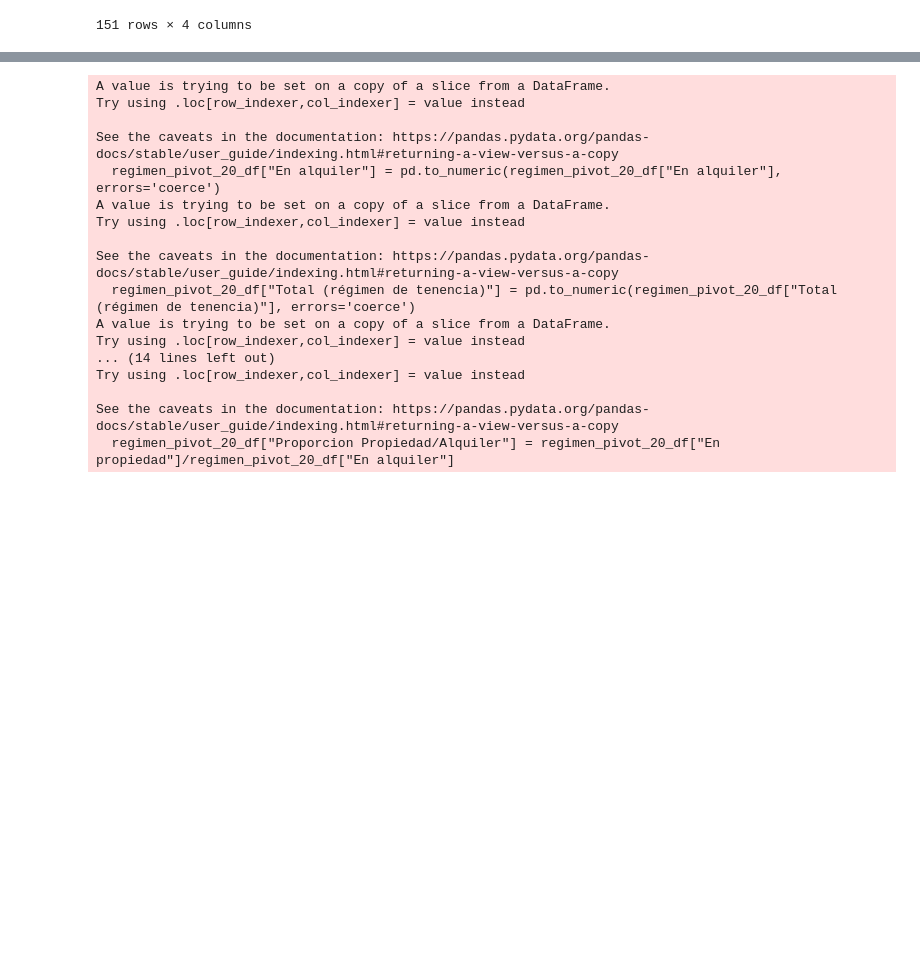
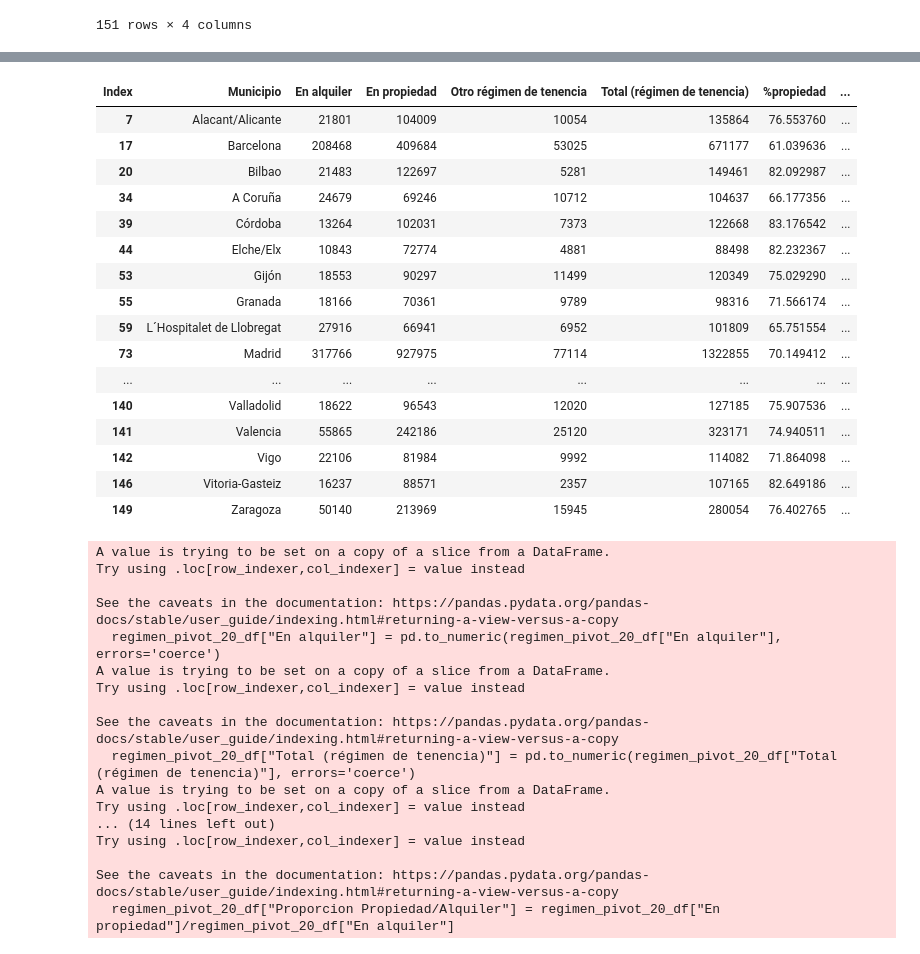
Before and after one commit to carlotagordillo2/Housing-factor, a Jupyter notebook: src/dataframe_ciudades.ipynb, the cells around one changed output, grey strips where cells are left out. Drawn from its saved outputs; the diff is of its cells as text; code cells hidden in the pictures; blank space fills up the shorter version.

```diff
--- a/src/dataframe_ciudades.ipynb
+++ b/src/dataframe_ciudades.ipynb
@@ -547,0 +589,5 @@ regimen_pivot_df
+# %%
+regimen_pivot_20_df['En alquiler'] = regimen_pivot_20_df['En alquiler'].str.replace('.', '').astype(int)
+regimen_pivot_20_df['En propiedad'] = regimen_pivot_20_df['En propiedad'].str.replace('.', '').astype(int)
+regimen_pivot_20_df['Otro régimen de tenencia'] = regimen_pivot_20_df['Otro régimen de tenencia'].str.replace('.', '').astype(int)
+regimen_pivot_20_df['Total (régimen de tenencia)'] = regimen_pivot_20_df['Total (régimen de tenencia)'].str.replace('.', '').astype(int)
@@ -547,0 +645,11 @@ regimen_pivot_df
+# %%
+#regimen_pivot_20_df.to_csv("Regimen", sep=';', encoding='utf-8')
+
+
+
+#Hacer columna de %
+regimen_pivot_20_df["%propiedad"] = regimen_pivot_20_df["En propiedad"]/regimen_pivot_20_df["Total (régimen de tenencia)"]*100
+regimen_pivot_20_df["%alquiler"] = regimen_pivot_20_df["En alquiler"]/regimen_pivot_20_df["Total (régimen de tenencia)"]*100
+regimen_pivot_20_df["Proporcion Propiedad/Alquiler"] = regimen_pivot_20_df["En propiedad"]/regimen_pivot_20_df["En alquiler"]
+
+regimen_pivot_20_df.to_csv("files/datos_para_almacenar/Regimen.csv", sep=';', encoding='utf-8')
@@ -548,3 +672,23 @@ regimen_pivot_df
+# %%
+regimen_pivot_20_df
+# %% [output]
+| Index | Municipio | En alquiler | En propiedad | Otro régimen de tenencia | Total (régimen de tenencia) | %propiedad | ... |
+| 7 | Alacant/Alicante | 21801 | 104009 | 10054 | 135864 | 76.553760 | ... |
+| 17 | Barcelona | 208468 | 409684 | 53025 | 671177 | 61.039636 | ... |
+| 20 | Bilbao | 21483 | 122697 | 5281 | 149461 | 82.092987 | ... |
+| 34 | A Coruña | 24679 | 69246 | 10712 | 104637 | 66.177356 | ... |
+| 39 | Córdoba | 13264 | 102031 | 7373 | 122668 | 83.176542 | ... |
+| 44 | Elche/Elx | 10843 | 72774 | 4881 | 88498 | 82.232367 | ... |
+| 53 | Gijón | 18553 | 90297 | 11499 | 120349 | 75.029290 | ... |
+| 55 | Granada | 18166 | 70361 | 9789 | 98316 | 71.566174 | ... |
+| 59 | L´Hospitalet de Llobregat | 27916 | 66941 | 6952 | 101809 | 65.751554 | ... |
+| 73 | Madrid | 317766 | 927975 | 77114 | 1322855 | 70.149412 | ... |
+| ... | ... | ... | ... | ... | ... | ... | ... |
+| 140 | Valladolid | 18622 | 96543 | 12020 | 127185 | 75.907536 | ... |
+| 141 | Valencia | 55865 | 242186 | 25120 | 323171 | 74.940511 | ... |
+| 142 | Vigo | 22106 | 81984 | 9992 | 114082 | 71.864098 | ... |
+| 146 | Vitoria-Gasteiz | 16237 | 88571 | 2357 | 107165 | 82.649186 | ... |
+| 149 | Zaragoza | 50140 | 213969 | 15945 | 280054 | 76.402765 | ... |
 # %%
 # Dividimos el nombre y el codigo del municipio y nos quedamos con el primero en una nueva columna
 #regimen_df['Municipio'] = regimen_df['Municipios (con más de 50.000 habitantes) y capitales de provincia'].str.split(' ', n=1).str[1]
```
Also changed, not shown: parts of 15 cells of this notebook, 4 other files.
